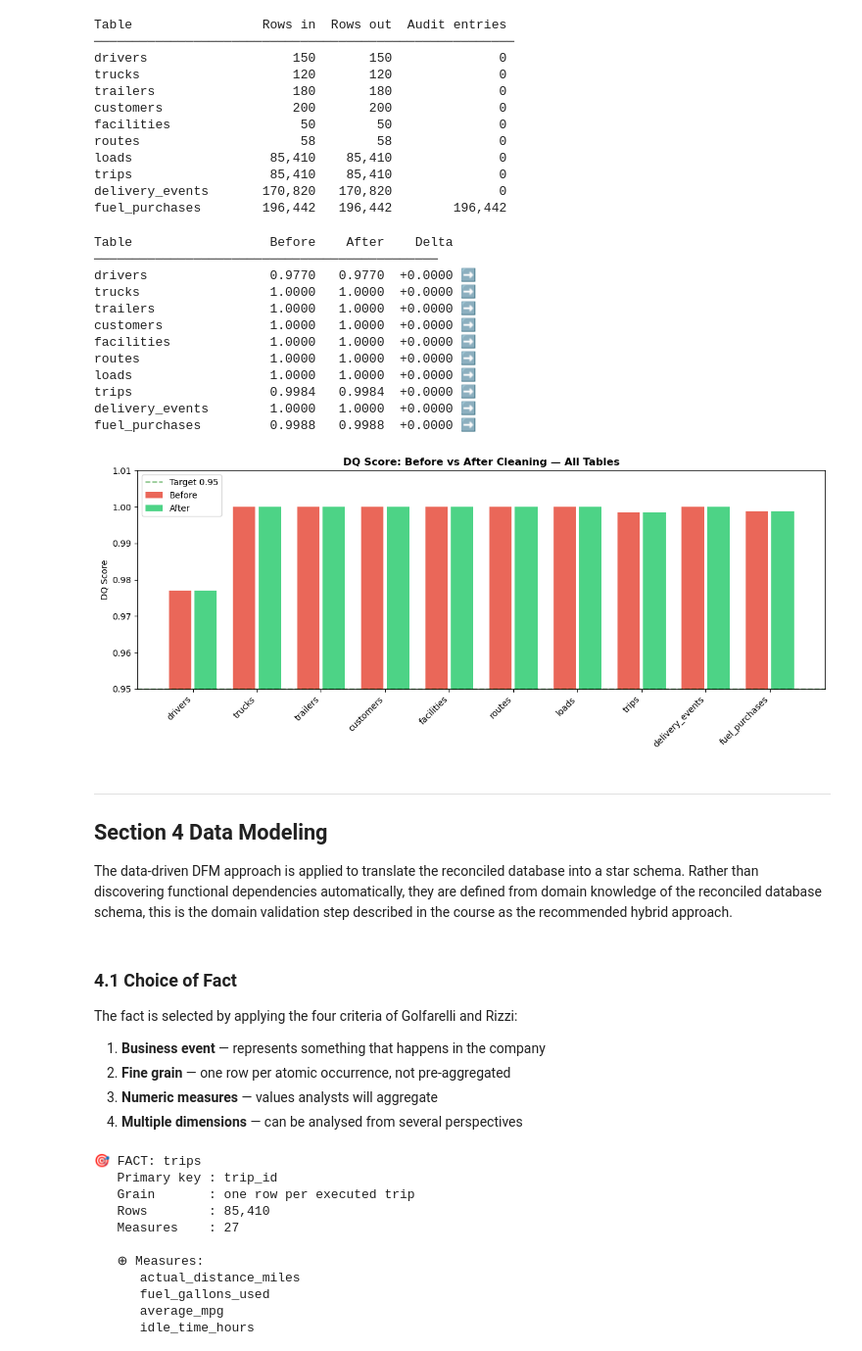
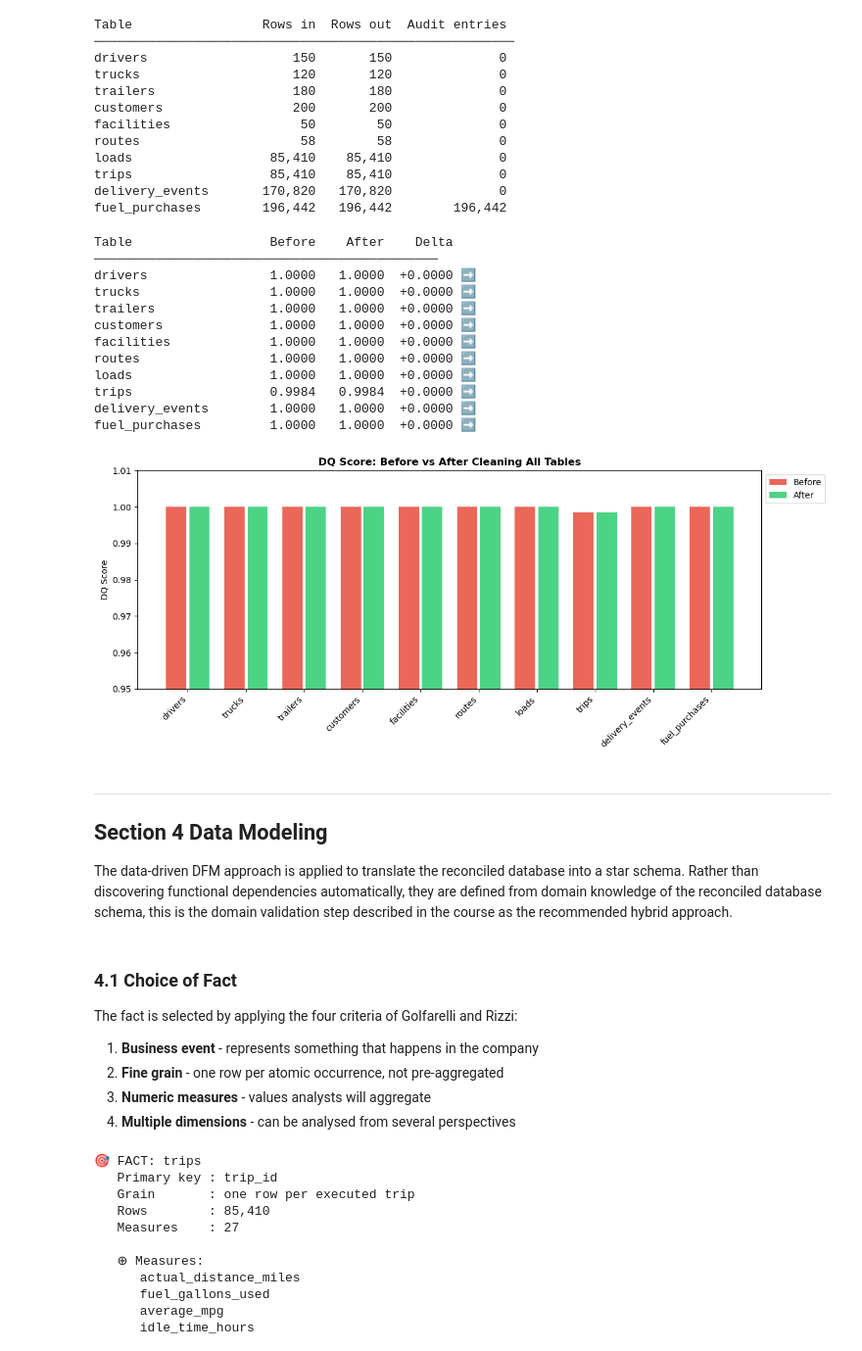
Before and after one commit to SoelemaP/logistics-dw, a Jupyter notebook: notebook.ipynb, the cells around one changed output. Shown at 98% size. Cells and saved outputs as stored; diff of their text form; code cells hidden in the pictures.

```diff
--- a/notebook.ipynb
+++ b/notebook.ipynb
@@ -59,6 +51,7 @@ from typing import Dict, List, Set                # Type hints for AttributeTree
 RAW_PATH        = 'data/raw/'                     # Source CSV files
 RECONCILED_PATH = 'data/reconciled/'              # Reconciled database tables
 OUTPUT_PATH     = 'data/output/'                  # Final DW star schema tables
+FIGURES_PATH = r'C:\Users\Soel\OneDrive\Documents\Universities\University of calabria\Mathematics program\YEAR 2\Semester 2\DATAWAREHOUSE AND VISUALIZATION\Exam_Project\logistics_dw_project\Project Report\figures\\'
 
 # Create directories if they do not exist
 os.makedirs(RECONCILED_PATH, exist_ok=True)
@@ -326,6 +331,7 @@ reconciled_schema = {
     'delivery_events': {
         'primary_key'  : 'event_id',
         'foreign_keys' : {
+            'load_id'   : 'loads',
             'trip_id'    : 'trips',
             'facility_id': 'facilities'
         },
@@ -2814,8 +2852,29 @@ fuel_purchases        196,442   196,442        196,442
 # ── Before/after DQ score comparison ──────────────────────────────
 # Shows the cleaning ROI using quick_dq_score across all tables
 
+score_cols = {
+    'drivers'        : ['driver_id', 'first_name', 'last_name', 'hire_date',
+                        'home_terminal', 'employment_status', 'years_experience',
+                        'hire_date'],
+    # Exclude termination_date — expected null for active drivers
+
+    'trucks'         : trucks.columns.tolist(),
+    'trailers'       : trailers.columns.tolist(),
+    'customers'      : customers.columns.tolist(),
+    'facilities'     : facilities.columns.tolist(),
+    'routes'         : routes.columns.tolist(),
+    'loads'          : loads.columns.tolist(),
+    'trips'          : trips.columns.tolist(),
+    'delivery_events': delivery_events.columns.tolist(),
+
+    'fuel_purchases' : [c for c in fuel_purchases.columns
+                        if c not in ['truck_id', 'driver_id']],
+    # Exclude truck_id and driver_id — MCAR ~2% missing, not errors
+}
+
 table_pairs = {
-    'drivers'        : (drivers,         pipe_drivers.clean_df,
+    'drivers'        : (drivers[score_cols['drivers']],
+                        pipe_drivers.clean_df[score_cols['drivers']],
                         'driver_id',        [], []),
     'trucks'         : (trucks,          pipe_trucks.clean_df,
                         'truck_id',         [], []),
@@ -2827,21 +2886,23 @@ table_pairs = {
                         'facility_id',      [], []),
     'routes'         : (routes,          pipe_routes.clean_df,
                         'route_id',
-                        ['typical_distance_miles','base_rate_per_mile',
-                         'fuel_surcharge_rate','typical_transit_days'], []),
+                        ['typical_distance_miles', 'base_rate_per_mile',
+                         'fuel_surcharge_rate', 'typical_transit_days'], []),
     'loads'          : (loads,           pipe_loads.clean_df,
                         'load_id',
-                        ['revenue','weight_lbs',
-                         'fuel_surcharge','accessorial_charges'], []),
+                        ['revenue', 'weight_lbs',
+                         'fuel_surcharge', 'accessorial_charges'], []),
     'trips'          : (trips,           pipe_trips.clean_df,
                         'trip_id',
-                        ['actual_distance_miles','fuel_gallons_used',
-                         'actual_duration_hours','average_mpg','idle_time_hours'], []),
+                        ['actual_distance_miles', 'fuel_gallons_used',
+                         'actual_duration_hours', 'average_mpg',
+                         'idle_time_hours'], []),
     'delivery_events': (delivery_events, pipe_delivery_events.clean_df,
                         'event_id',         ['detention_minutes'], []),
-    'fuel_purchases' : (fuel_purchases,  pipe_fuel_purchases.clean_df,
+    'fuel_purchases' : (fuel_purchases[score_cols['fuel_purchases']],
+                        pipe_fuel_purchases.clean_df[score_cols['fuel_purchases']],
                         'fuel_purchase_id',
-                        ['gallons','price_per_gallon','total_cost'], []),
+                        ['gallons', 'price_per_gallon', 'total_cost'], []),
 }
 
 print(f"{'Table':<20} {'Before':>8} {'After':>8} {'Delta':>8}")
@@ -2856,45 +2917,45 @@ for name, (df_before, df_after, pk, num_cols, cat_cols) in table_pairs.items():
     delta     = avg_a - avg_b
     arrow     = '⬆️' if delta > 0 else ('➡️' if delta == 0 else '⬇️')
     print(f'{name:<20} {avg_b:>8.4f} {avg_a:>8.4f} {delta:>+8.4f} {arrow}')
     results.append({'table': name, 'before': avg_b, 'after': avg_a})
 
 # Plot before/after comparison
 results_df = pd.DataFrame(results)
 fig, ax    = plt.subplots(figsize=(12, 5))
 x          = np.arange(len(results_df))
 ax.bar(x - 0.2, results_df['before'], 0.35,
        label='Before', color='#e74c3c', alpha=0.85)
 ax.bar(x + 0.2, results_df['after'],  0.35,
        label='After',  color='#2ecc71', alpha=0.85)
 ax.set_xticks(x)
 ax.set_xticklabels(results_df['table'], rotation=45, ha='right')
 ax.set_ylim(0.95, 1.01)
-ax.axhline(0.95, color='green', linestyle='--', alpha=0.5, label='Target 0.95')
 ax.set_ylabel('DQ Score')
-ax.set_title('DQ Score: Before vs After Cleaning — All Tables', fontweight='bold')
-ax.legend()
+ax.set_title('DQ Score: Before vs After Cleaning All Tables', fontweight='bold')
+ax.legend(loc='upper left', bbox_to_anchor=(1, 1))
 plt.tight_layout()
+plt.savefig(OUTPUT_PATH + 'dq_before_after.png', dpi=300, bbox_inches='tight')
+plt.savefig(FIGURES_PATH + 'dq_before_after.png', dpi=300, bbox_inches='tight')
 plt.show()
 # %% [output]
 Table                  Before    After    Delta
 ─────────────────────────────────────────────
-drivers                0.9770   0.9770  +0.0000 ➡️
+drivers                1.0000   1.0000  +0.0000 ➡️
 trucks                 1.0000   1.0000  +0.0000 ➡️
 trailers               1.0000   1.0000  +0.0000 ➡️
 customers              1.0000   1.0000  +0.0000 ➡️
 facilities             1.0000   1.0000  +0.0000 ➡️
 routes                 1.0000   1.0000  +0.0000 ➡️
 loads                  1.0000   1.0000  +0.0000 ➡️
 trips                  0.9984   0.9984  +0.0000 ➡️
 delivery_events        1.0000   1.0000  +0.0000 ➡️
-fuel_purchases         0.9988   0.9988  +0.0000 ➡️
+fuel_purchases         1.0000   1.0000  +0.0000 ➡️
-[figure, old version]
+[figure, new version]
 # %% [markdown]
 ---
 ## Section 4 Data Modeling
 
-The data-driven DFM approach is applied to translate the reconciled
-database into a star schema. Rather than discovering functional
+The data-driven DFM approach is applied to translate the reconciled database into a star schema. Rather than discovering functional
 dependencies automatically, they are defined from domain knowledge
 of the reconciled database schema, this is the domain validation
 step described in the course as the recommended hybrid approach.
@@ -2902,10 +2963,10 @@ step described in the course as the recommended hybrid approach.
 ### 4.1 Choice of Fact
 
 The fact is selected by applying the four criteria of Golfarelli and Rizzi:
-1. **Business event** — represents something that happens in the company
-2. **Fine grain** — one row per atomic occurrence, not pre-aggregated
-3. **Numeric measures** — values analysts will aggregate
-4. **Multiple dimensions** — can be analysed from several perspectives
+1. **Business event** - represents something that happens in the company
+2. **Fine grain** - one row per atomic occurrence, not pre-aggregated
+3. **Numeric measures** - values analysts will aggregate
+4. **Multiple dimensions** - can be analysed from several perspectives
 # %%
 # ── Define fact table metadata ─────────────────────────────────────
 # The trip is the atomic business event in road freight logistics:
```
Also changed, not shown: parts of 33 cells of this notebook, 2 other files.
